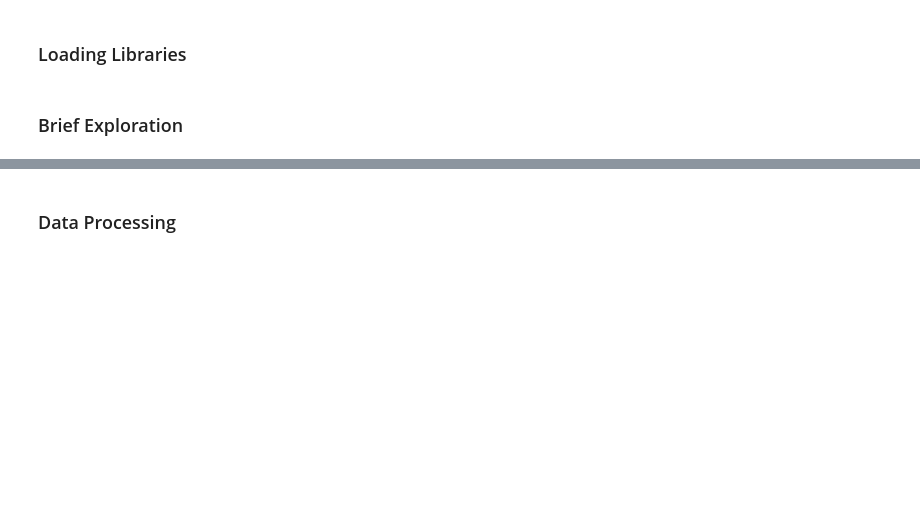
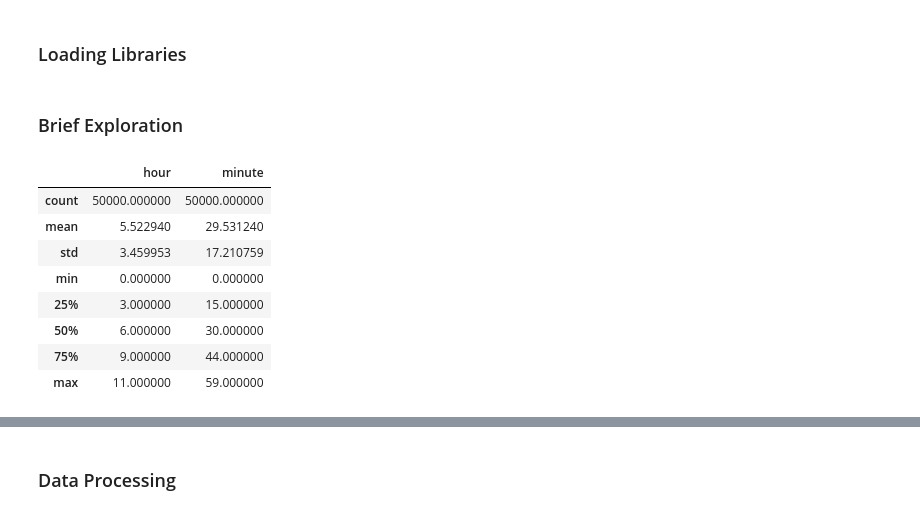
Before and after one commit to VladutFlorian28/clock_reader_ml, a Jupyter notebook: Copy_of_Reading_Analog_Clocks.ipynb, the cells around one changed output, grey strips where cells are left out. Drawn from its saved outputs; the diff is of its cells as text; code cells hidden in the pictures; blank space fills up the shorter version.

```diff
--- a/Copy_of_Reading_Analog_Clocks.ipynb
+++ b/Copy_of_Reading_Analog_Clocks.ipynb
@@ -37,8 +39,18 @@ image_dir = '/kaggle/input/analog-clocks/analog_clocks/images/'
 labels_dir = '/kaggle/input/analog-clocks/analog_clocks/label.csv'
 # %%
 #examining labels
-labels = pd.read_csv(labels_dir)
+labels = pd.read_csv('C:\dev\clocks_reader\dataset\label.csv')
 labels.describe()
+# %% [output]
+|  | hour | minute |
+| count | 50000.000000 | 50000.000000 |
+| mean | 5.522940 | 29.531240 |
+| std | 3.459953 | 17.210759 |
+| min | 0.000000 | 0.000000 |
+| 25% | 3.000000 | 15.000000 |
+| 50% | 6.000000 | 30.000000 |
+| 75% | 9.000000 | 44.000000 |
+| max | 11.000000 | 59.000000 |
 # %%
 #distribution of classes in hour column
 labels.hour.value_counts(normalize=True)
```
Also changed, not shown: parts of 15 cells of this notebook.
